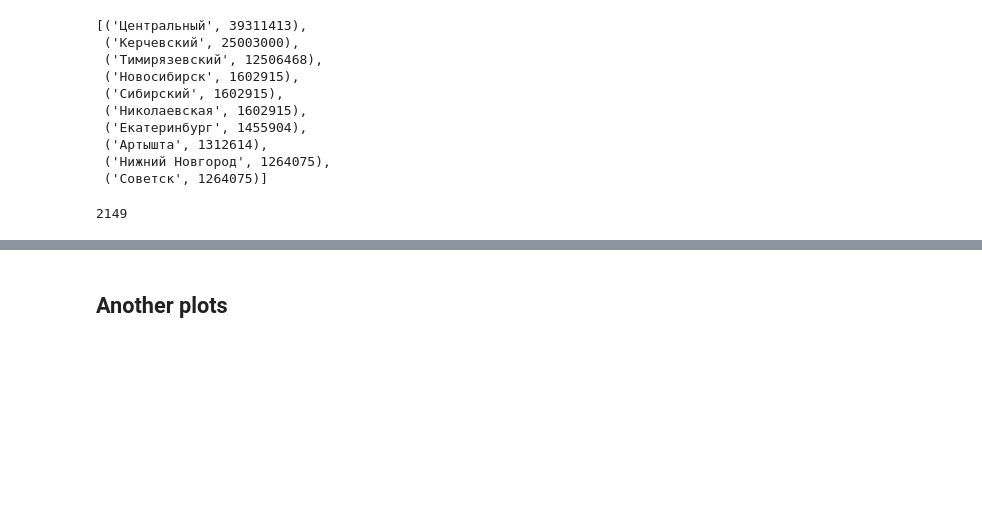
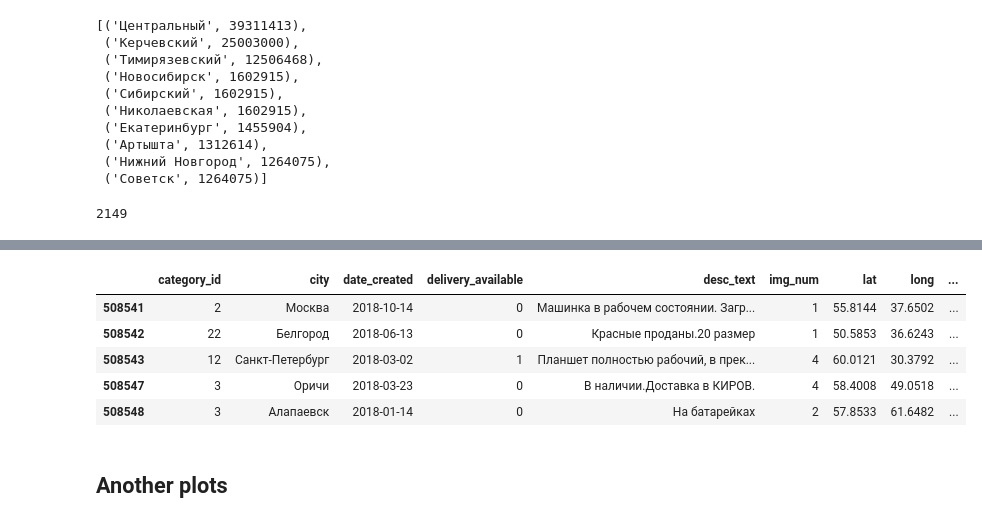
Before and after one commit to pavelperc/kaggle_copy, a Jupyter notebook: kaaagle_shared_in_drive.ipynb, the cells around one changed output, grey strips where cells are left out. Drawn from its saved outputs; the diff is of its cells as text; code cells hidden in the pictures; blank space fills up the shorter version.

```diff
--- a/kaaagle_shared_in_drive.ipynb
+++ b/kaaagle_shared_in_drive.ipynb
@@ -327,3 +572,12 @@ not_found
+# %%
+df.tail()
+# %% [output]
+|  | category_id | city | date_created | delivery_available | desc_text | img_num | lat | long | ... |
+| 508541 | 2 | Москва | 2018-10-14 | 0 | Машинка в рабочем состоянии. Загр... | 1 | 55.8144 | 37.6502 | ... |
+| 508542 | 22 | Белгород | 2018-06-13 | 0 | Красные проданы.20 размер | 1 | 50.5853 | 36.6243 | ... |
+| 508543 | 12 | Санкт-Петербург | 2018-03-02 | 1 | Планшет полностью рабочий, в прек... | 4 | 60.0121 | 30.3792 | ... |
+| 508547 | 3 | Оричи | 2018-03-23 | 0 | В наличии.Доставка в КИРОВ. | 4 | 58.4008 | 49.0518 | ... |
+| 508548 | 3 | Алапаевск | 2018-01-14 | 0 | На батарейках | 2 | 57.8533 | 61.6482 | ... |
 # %% [markdown]
 ## Another plots
 # %% [markdown]
```
Also changed, not shown: parts of 71 cells of this notebook.
